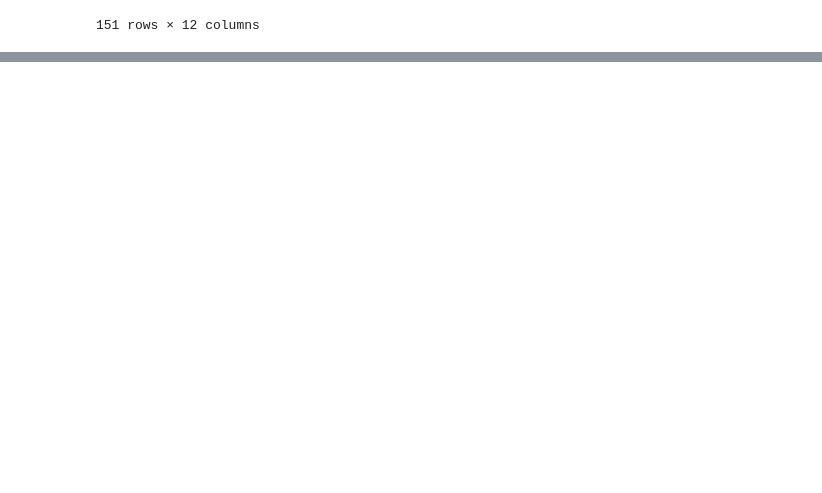
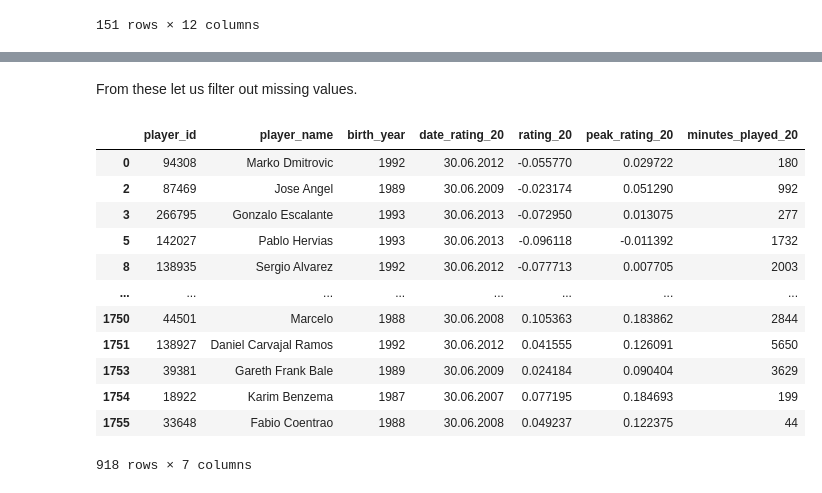
Before and after one commit to GioPan/rating-based-value-prediction, a Jupyter notebook: notebooks/player_values_info.ipynb, the cells around one changed output, grey strips where cells are left out. Drawn from its saved outputs; the diff is of its cells as text; code cells hidden in the pictures; blank space fills up the shorter version.

```diff
--- a/notebooks/player_values_info.ipynb
+++ b/notebooks/player_values_info.ipynb
@@ -225,0 +268,2 @@ players_groups[(1990,26)]
+# %%
+ratings = pd.read_csv('../data/ratings.csv',names = ['player_id_lm','player_id','player_name','birth_year','date_rating_18','rating_18','peak_rating_18','minutes_played_18','date_rating_19','rating_19','peak_rating_19','minutes_played_19','date_rating_20','rating_20','peak_rating_20','minutes_played_20'])
@@ -225,0 +281,3 @@ players_groups[(1990,26)]
+# %%
+ratings_20 = ratings.loc[:,['player_id','player_name','birth_year','date_rating_20','rating_20','peak_rating_20','minutes_played_20']]
+ratings_20.head()
@@ -225,0 +291,19 @@ players_groups[(1990,26)]
+# %% [markdown]
+From these let us filter out missing values.
+# %%
+ratings_20 = ratings_20.dropna(subset=['rating_20', 'peak_rating_20'])
+ratings_20
+# %% [output]
+|  | player_id | player_name | birth_year | date_rating_20 | rating_20 | peak_rating_20 | minutes_played_20 |
+| 0 | 94308 | Marko Dmitrovic | 1992 | 30.06.2012 | -0.055770 | 0.029722 | 180 |
+| 2 | 87469 | Jose Angel | 1989 | 30.06.2009 | -0.023174 | 0.051290 | 992 |
+| 3 | 266795 | Gonzalo Escalante | 1993 | 30.06.2013 | -0.072950 | 0.013075 | 277 |
+| 5 | 142027 | Pablo Hervias | 1993 | 30.06.2013 | -0.096118 | -0.011392 | 1732 |
+| 8 | 138935 | Sergio Alvarez | 1992 | 30.06.2012 | -0.077713 | 0.007705 | 2003 |
+| ... | ... | ... | ... | ... | ... | ... | ... |
+| 1750 | 44501 | Marcelo | 1988 | 30.06.2008 | 0.105363 | 0.183862 | 2844 |
+| 1751 | 138927 | Daniel Carvajal Ramos | 1992 | 30.06.2012 | 0.041555 | 0.126091 | 5650 |
+| 1753 | 39381 | Gareth Frank Bale | 1989 | 30.06.2009 | 0.024184 | 0.090404 | 3629 |
+| 1754 | 18922 | Karim Benzema | 1987 | 30.06.2007 | 0.077195 | 0.184693 | 199 |
+| 1755 | 33648 | Fabio Coentrao | 1988 | 30.06.2008 | 0.049237 | 0.122375 | 44 |
+918 rows × 7 columns
```
Also changed, not shown: parts of 65 cells of this notebook, 1 other file.
